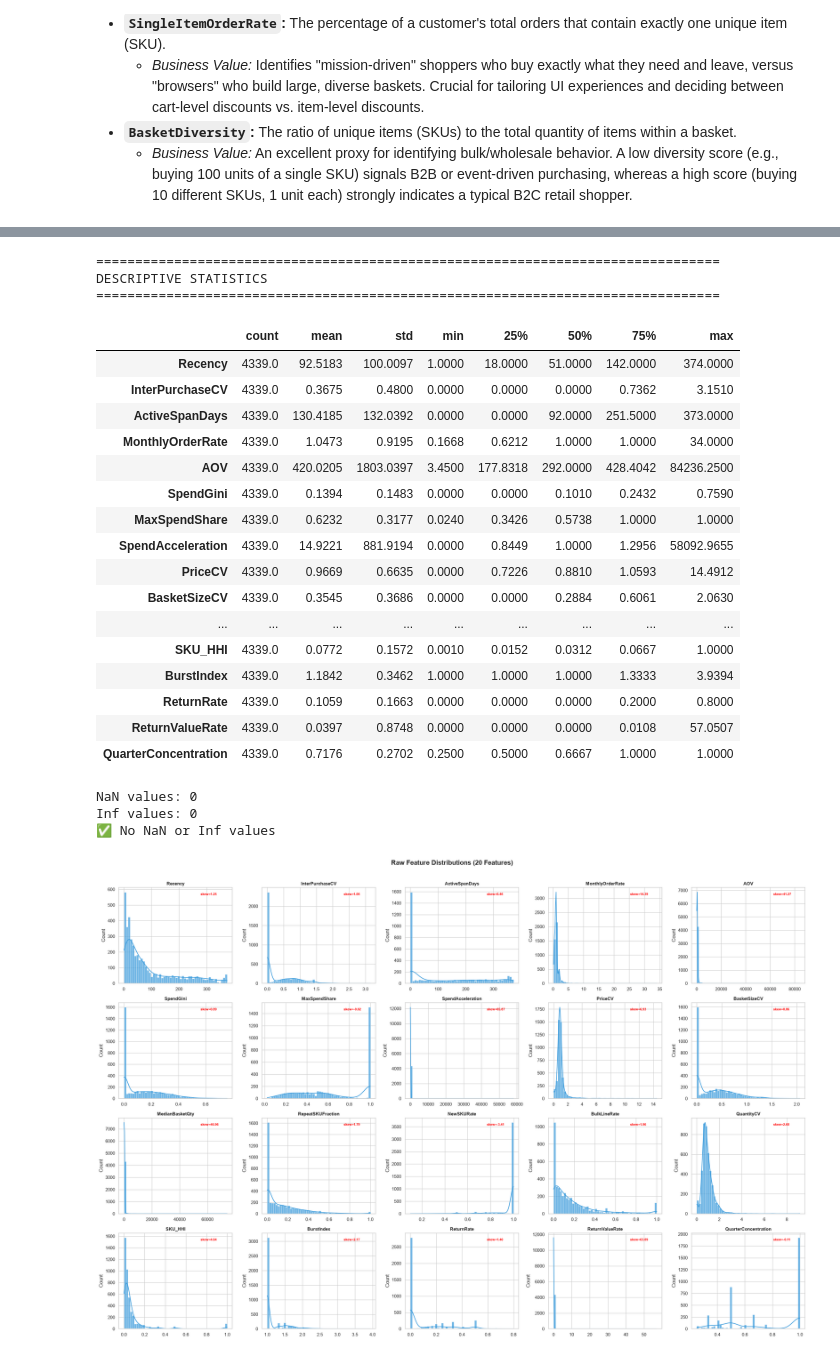
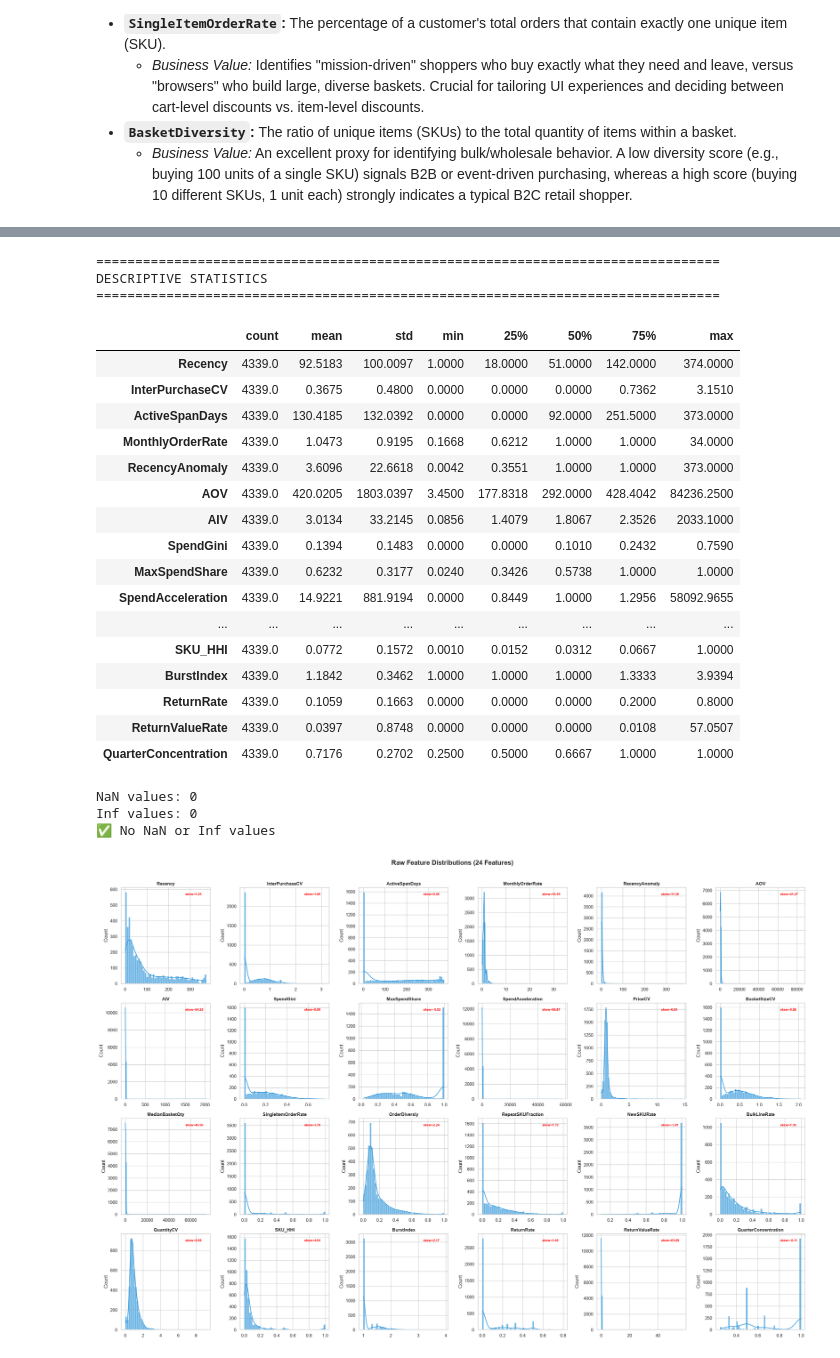
Before and after one commit to LouisTran1701/ecommerce-customer-segmentation, a Jupyter notebook: notebook/02_feature_engineering.ipynb, the cells around one changed output, grey strips where cells are left out. Drawn from its saved outputs; the diff is of its cells as text; code cells hidden in the pictures.

Commit message:
fix: resolve inf bug in RecencyAnomaly and add markdown docs for modeling pipeline

```diff
--- a/notebook/02_feature_engineering.ipynb
+++ b/notebook/02_feature_engineering.ipynb
@@ -185,7 +185,8 @@ def purchase_rhythm_features(group):
         inter_cv = cv(gaps)
         months = max(active_span / 30.44, 1.0)
         monthly_rate = n_orders / months
-        recency_anomaly=recency/gaps.mean()
+        mean_gap = gaps.mean()
+        recency_anomaly = recency / max(mean_gap, 1.0)
 
     return pd.Series({
         'Recency': recency,
@@ -456,6 +487,4 @@ Feature columns (20):
 # %%
-# Cell 5: Sanity Checks & Feature Distributions
-
 # Descriptive stats
 print("=" * 80)
 print("DESCRIPTIVE STATISTICS")
@@ -472,7 +501,7 @@ assert inf_count == 0, "Inf values found!"
 print("✅ No NaN or Inf values")
 
 # Histogram grid (4×5) of raw feature distributions
-fig, axes = plt.subplots(4, 5, figsize=(24, 16))
+fig, axes = plt.subplots(4, 6, figsize=(24, 16))
 axes = axes.flatten()
 
 for i, col in enumerate(features.columns):
@@ -483,35 +512,35 @@ for i, col in enumerate(features.columns):
     ax.set_xlabel('')
     # Add skewness annotation
     skew_val = features[col].skew()
     ax.annotate(f'skew={skew_val:.2f}', xy=(0.72, 0.92), xycoords='axes fraction',
                 fontsize=8, color='red', fontweight='bold')
 
-plt.suptitle('Raw Feature Distributions (20 Features)', fontsize=16, fontweight='bold', y=1.01)
+plt.suptitle('Raw Feature Distributions (24 Features)', fontsize=16, fontweight='bold', y=1.01)
 plt.tight_layout()
 plt.show()
 # %% [output]
 ================================================================================
 DESCRIPTIVE STATISTICS
 ================================================================================
 |  | count | mean | std | min | 25% | 50% | 75% | max |
 | Recency | 4339.0 | 92.5183 | 100.0097 | 1.0000 | 18.0000 | 51.0000 | 142.0000 | 374.0000 |
 | InterPurchaseCV | 4339.0 | 0.3675 | 0.4800 | 0.0000 | 0.0000 | 0.0000 | 0.7362 | 3.1510 |
 | ActiveSpanDays | 4339.0 | 130.4185 | 132.0392 | 0.0000 | 0.0000 | 92.0000 | 251.5000 | 373.0000 |
 | MonthlyOrderRate | 4339.0 | 1.0473 | 0.9195 | 0.1668 | 0.6212 | 1.0000 | 1.0000 | 34.0000 |
+| RecencyAnomaly | 4339.0 | 3.6096 | 22.6618 | 0.0042 | 0.3551 | 1.0000 | 1.0000 | 373.0000 |
 | AOV | 4339.0 | 420.0205 | 1803.0397 | 3.4500 | 177.8318 | 292.0000 | 428.4042 | 84236.2500 |
+| AIV | 4339.0 | 3.0134 | 33.2145 | 0.0856 | 1.4079 | 1.8067 | 2.3526 | 2033.1000 |
 | SpendGini | 4339.0 | 0.1394 | 0.1483 | 0.0000 | 0.0000 | 0.1010 | 0.2432 | 0.7590 |
 | MaxSpendShare | 4339.0 | 0.6232 | 0.3177 | 0.0240 | 0.3426 | 0.5738 | 1.0000 | 1.0000 |
 | SpendAcceleration | 4339.0 | 14.9221 | 881.9194 | 0.0000 | 0.8449 | 1.0000 | 1.2956 | 58092.9655 |
-| PriceCV | 4339.0 | 0.9669 | 0.6635 | 0.0000 | 0.7226 | 0.8810 | 1.0593 | 14.4912 |
-| BasketSizeCV | 4339.0 | 0.3545 | 0.3686 | 0.0000 | 0.0000 | 0.2884 | 0.6061 | 2.0630 |
 | ... | ... | ... | ... | ... | ... | ... | ... | ... |
 | SKU_HHI | 4339.0 | 0.0772 | 0.1572 | 0.0010 | 0.0152 | 0.0312 | 0.0667 | 1.0000 |
 | BurstIndex | 4339.0 | 1.1842 | 0.3462 | 1.0000 | 1.0000 | 1.0000 | 1.3333 | 3.9394 |
 | ReturnRate | 4339.0 | 0.1059 | 0.1663 | 0.0000 | 0.0000 | 0.0000 | 0.2000 | 0.8000 |
 | ReturnValueRate | 4339.0 | 0.0397 | 0.8748 | 0.0000 | 0.0000 | 0.0000 | 0.0108 | 57.0507 |
 | QuarterConcentration | 4339.0 | 0.7176 | 0.2702 | 0.2500 | 0.5000 | 0.6667 | 1.0000 | 1.0000 |
 NaN values: 0
 Inf values: 0
 ✅ No NaN or Inf values
-[figure, old version]
+[figure, new version]
 # %%
```
Also changed, not shown: parts of 15 cells of this notebook, 2 other files.
